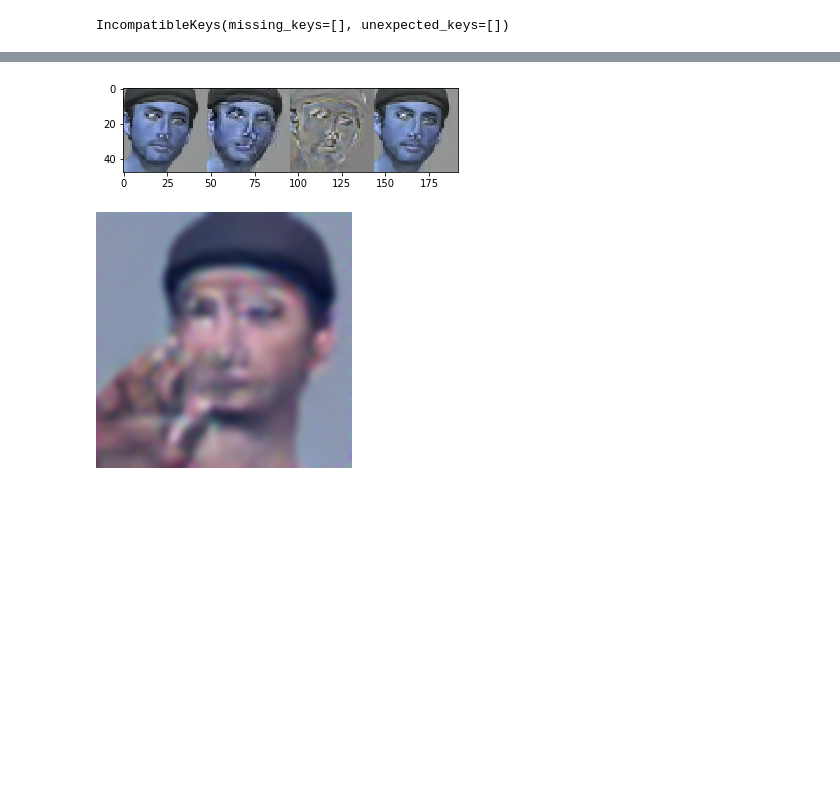
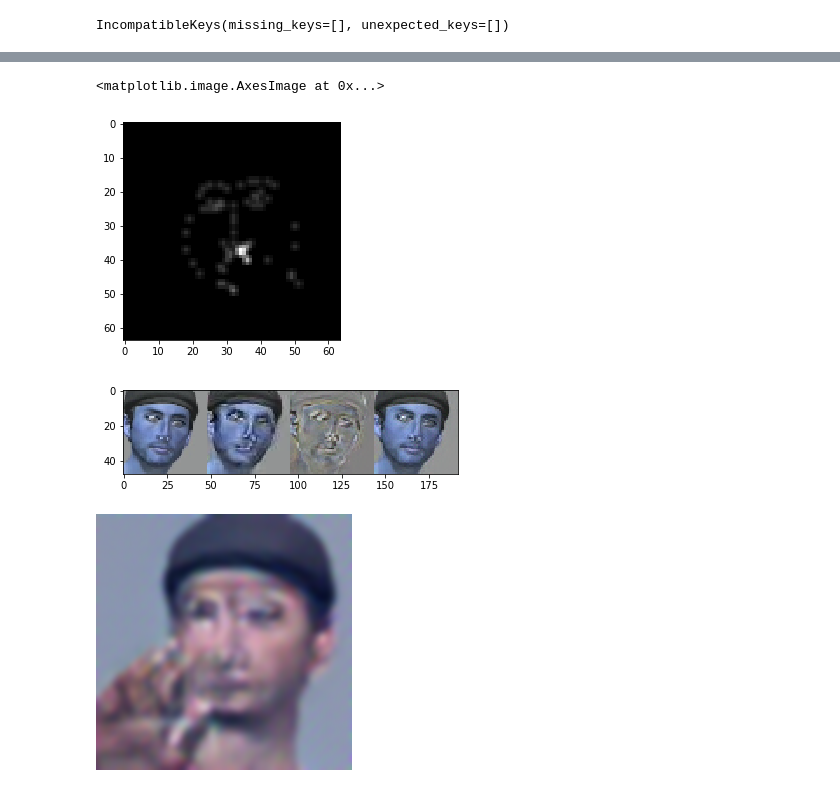
Before and after one commit to ShuYuHuang/dance_now, a Jupyter notebook: notebooks/test_facetoface.ipynb, the cells around one changed output, grey strips where cells are left out. Drawn from its saved outputs; the diff is of its cells as text; code cells hidden in the pictures; blank space fills up the shorter version.

```diff
--- a/notebooks/test_facetoface.ipynb
+++ b/notebooks/test_facetoface.ipynb
@@ -119,3 +115,8 @@ plt.show()
+# %%
+plt.imshow(head_mtx[BTCH,0:14,...].detach().type(torch.float32).cpu().numpy().sum(0),"gray")
+# %% [output]
+<matplotlib.image.AxesImage at 0x...>
+[figure, added]
 # %%
 img = cv2.imread('../../AMLD2020/checkpoints/run/face/logs/40000_enhanced_head.png')
 plt.imshow(img)
```
Also changed, not shown: parts of 7 cells of this notebook, 18 other files.
